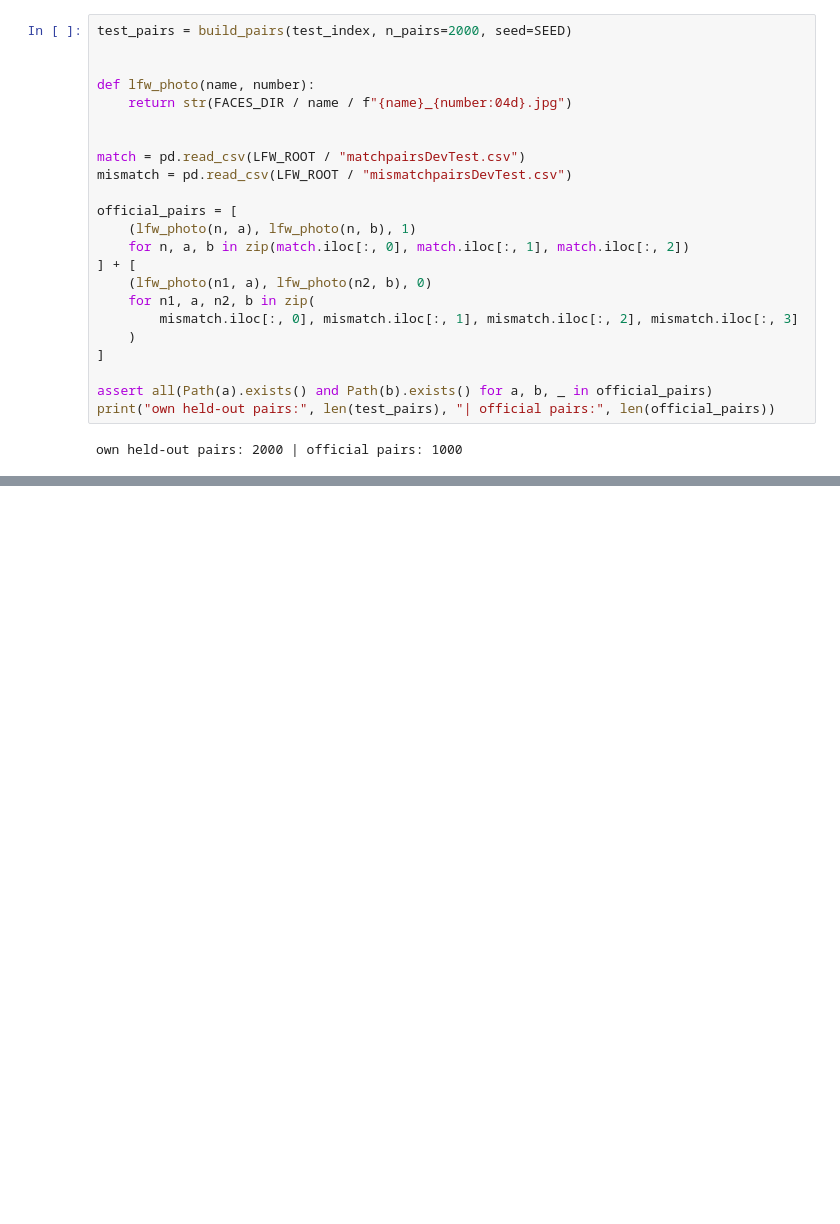
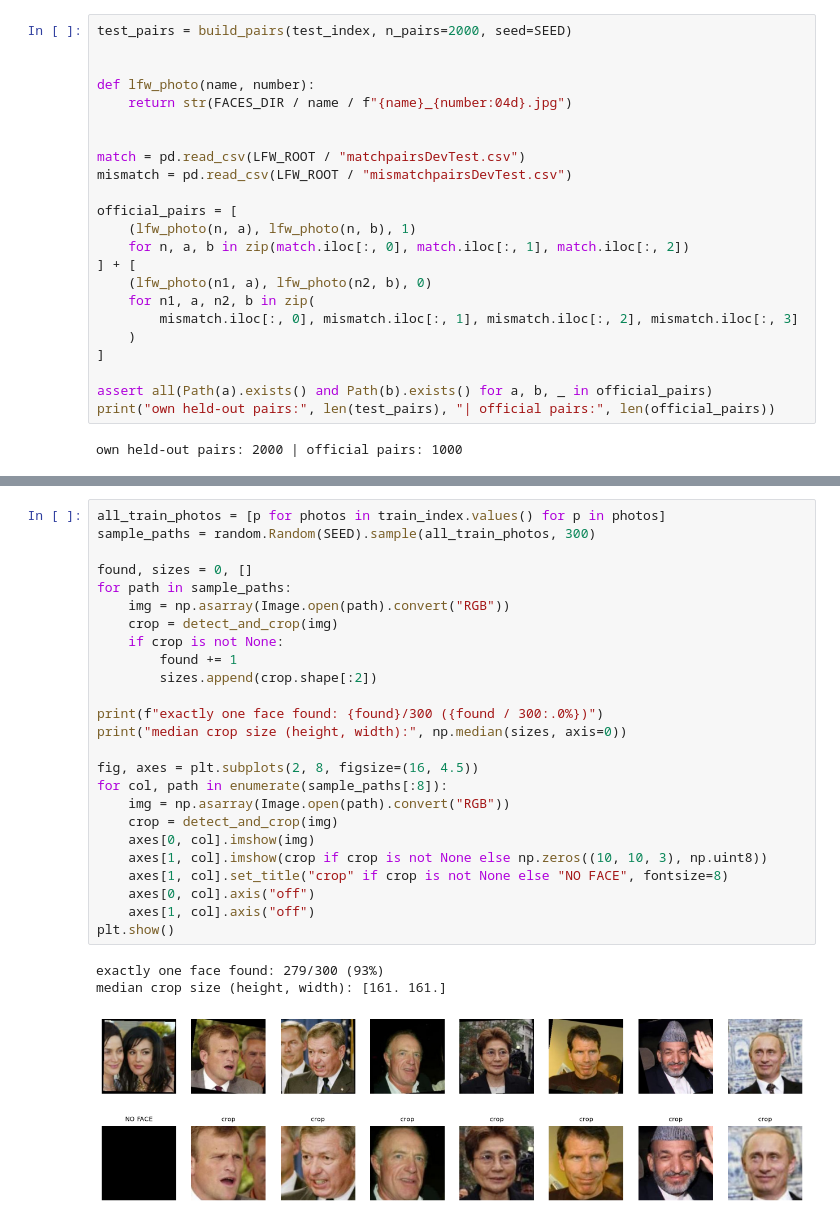
Before and after one commit to hycienti/ml-pipeline-faceunlock, a Jupyter notebook: notebook/faceunlock.ipynb, the cells around one changed output, grey strips where cells are left out. Saved outputs shown, nothing was run; the diff lists cells and outputs as text; blank space fills up the shorter version.

Commit message:
feat(notebook): check face-detector crop rate on LFW training photos

```diff
--- a/notebook/faceunlock.ipynb
+++ b/notebook/faceunlock.ipynb
@@ -227,0 +232,29 @@ own held-out pairs: 2000 | official pairs: 1000
+# %%
+all_train_photos = [p for photos in train_index.values() for p in photos]
+sample_paths = random.Random(SEED).sample(all_train_photos, 300)
+
+found, sizes = 0, []
+for path in sample_paths:
+    img = np.asarray(Image.open(path).convert("RGB"))
+    crop = detect_and_crop(img)
+    if crop is not None:
+        found += 1
+        sizes.append(crop.shape[:2])
+
+print(f"exactly one face found: {found}/300 ({found / 300:.0%})")
+print("median crop size (height, width):", np.median(sizes, axis=0))
+
+fig, axes = plt.subplots(2, 8, figsize=(16, 4.5))
+for col, path in enumerate(sample_paths[:8]):
+    img = np.asarray(Image.open(path).convert("RGB"))
+    crop = detect_and_crop(img)
+    axes[0, col].imshow(img)
+    axes[1, col].imshow(crop if crop is not None else np.zeros((10, 10, 3), np.uint8))
+    axes[1, col].set_title("crop" if crop is not None else "NO FACE", fontsize=8)
+    axes[0, col].axis("off")
+    axes[1, col].axis("off")
+plt.show()
+# %% [output]
+exactly one face found: 279/300 (93%)
+median crop size (height, width): [161. 161.]
+[figure, added]
```
Also changed, not shown: parts of 1 cell of this notebook.
